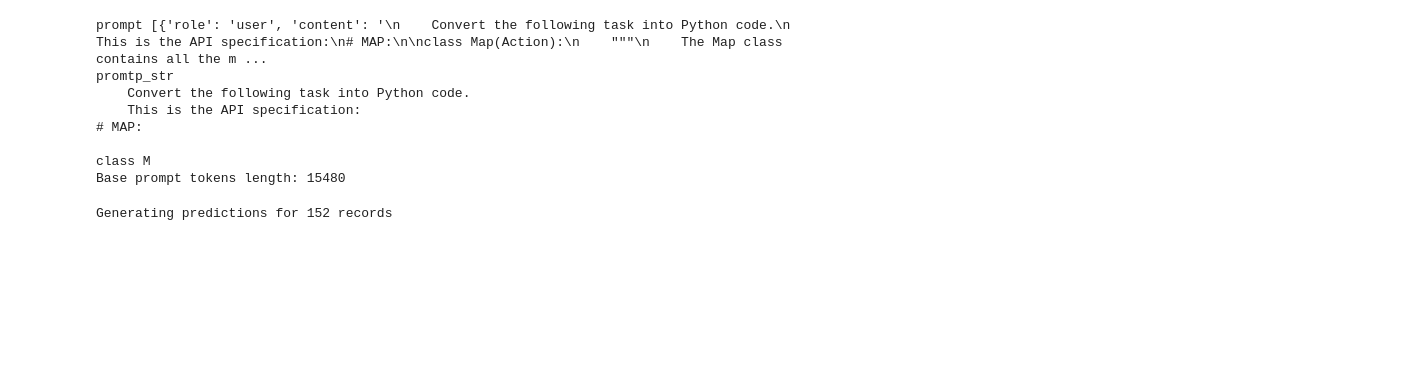
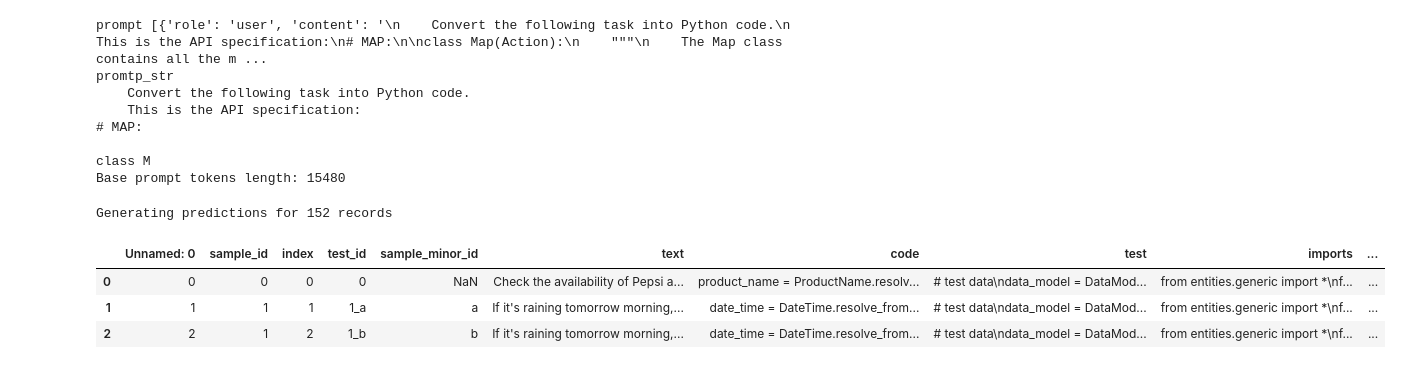
Before and after one commit to asafam/complex-utterance-to-code, a Jupyter notebook: notebooks/dataset-stats.ipynb, the cells around one changed output. Saved outputs shown, nothing was run; the diff lists cells and outputs as text; code cells hidden in the pictures; blank space fills up the shorter version.

```diff
--- a/notebooks/dataset-stats.ipynb
+++ b/notebooks/dataset-stats.ipynb
@@ -603,3 +644,14 @@ for i, row  in tqdm.notebook.tqdm(test_df.iterrows(), total=total_records, desc=
         time.sleep(wait_time_in_seconds)
 # %% [output]
 Generating predictions for 152 records
+# %%
+import pandas as pd
+
+file_path = './build/results/together_ai/test-152-together_ai-codellama_codellama_7b_instruct_hf-text2code-n100-apispec-ex11.csv.gz'
+results_df = pd.read_csv(file_path, compression='gzip')
+results_df.head(3)
+# %% [output]
+|  | Unnamed: 0 | sample_id | index | test_id | sample_minor_id | text | code | test | imports | ... |
+| 0 | 0 | 0 | 0 | 0 | NaN | Check the availability of Pepsi a... | product_name = ProductName.resolv... | # test data\ndata_model = DataMod... | from entities.generic import *\nf... | ... |
+| 1 | 1 | 1 | 1 | 1_a | a | If it's raining tomorrow morning,... | date_time = DateTime.resolve_from... | # test data\ndata_model = DataMod... | from entities.generic import *\nf... | ... |
+| 2 | 2 | 1 | 2 | 1_b | b | If it's raining tomorrow morning,... | date_time = DateTime.resolve_from... | # test data\ndata_model = DataMod... | from entities.generic import *\nf... | ... |
```
Also changed, not shown: parts of 18 cells of this notebook, 5 other files.
